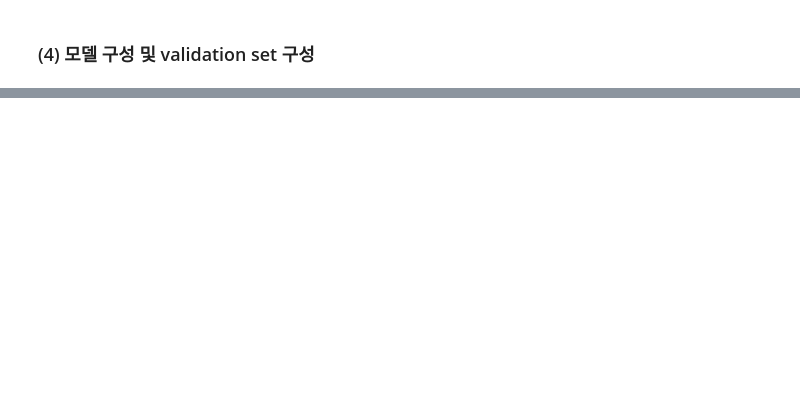
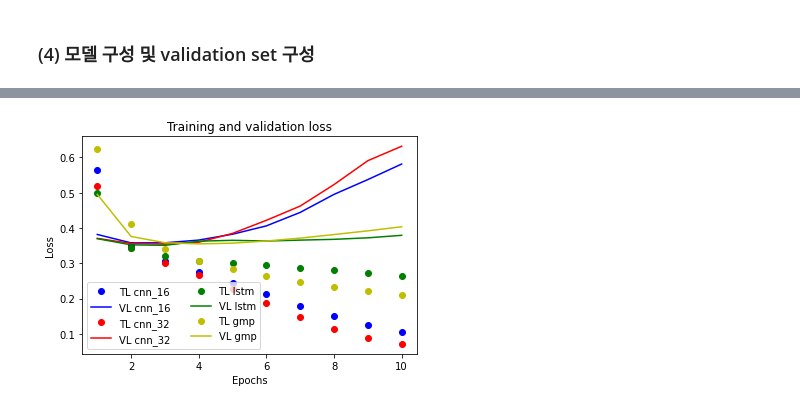
Before and after one commit to yeonseokChoe/2023-AIFFEL-QUEST, a Jupyter notebook: ExplorationQUEST04/Project4.ipynb, the cells around one changed output, grey strips where cells are left out. Saved outputs shown, nothing was run; the diff lists cells and outputs as text; code cells hidden in the pictures; blank space fills up the shorter version.

```diff
--- a/ExplorationQUEST04/Project4.ipynb
+++ b/ExplorationQUEST04/Project4.ipynb
@@ -634,0 +273,18 @@ plt.show()
+# %%
+for model in models:
+    print(model.name, "train start")
+    model.compile(optimizer='adam',
+                  loss='binary_crossentropy',
+                  metrics=['accuracy'])
+
+    epochs=10
+
+    history = model.fit(par_X_train,
+                        np.array(par_y_train),
+                        epochs=epochs,
+                        batch_size=512,
+                        validation_data=(X_val, y_val),
+                        verbose=1)
+
+    history_dist[model.name] = history.history
+    print()
@@ -634,0 +311,5 @@ plt.show()
+# %%
+for model in models:
+    print(model.name, "result")
+    print(model.evaluate(X_test, y_test, verbose=2))
+    print()
@@ -634,0 +332,23 @@ plt.show()
+# %%
+color = ['b', 'r', 'g', 'y']
+num = 0
+
+for model, history in history_dist.items():
+    loss = history['loss']
+    val_loss = history['val_loss']
+
+    epochs = range(1, len(loss) + 1)
+
+    plt.plot(epochs, loss, color[num]+'o', label='TL '+model)
+    plt.plot(epochs, val_loss, color[num], label='VL '+model)
+
+    num += 1
+
+plt.title('Training and validation loss')
+plt.xlabel('Epochs')
+plt.ylabel('Loss')
+plt.legend(ncol=2)
+
+plt.show()
+# %% [output]
+[figure, added]
```
Also changed, not shown: parts of 62 cells of this notebook, 4 other files.
